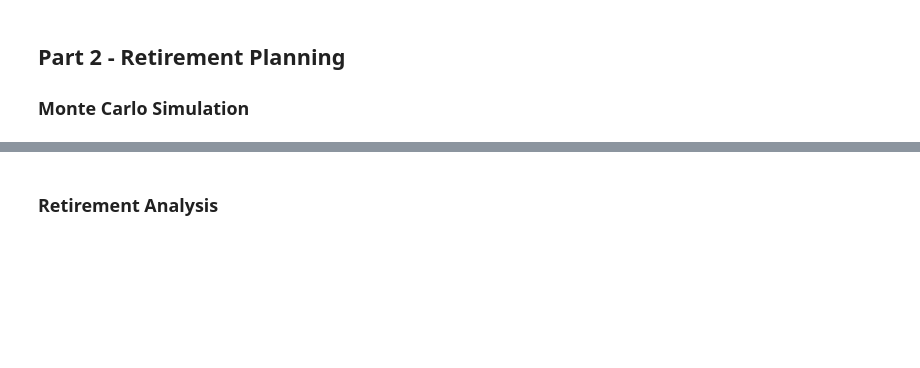
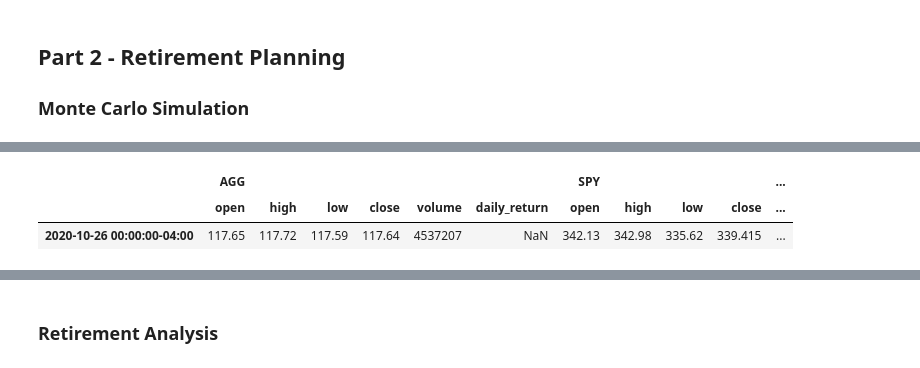
Before and after one commit to CFA-Fintech/Financial-Planning, a Jupyter notebook: Personal Financial Planner.ipynb, the cells around one changed output, grey strips where cells are left out. Drawn from its saved outputs; the diff is of its cells as text; code cells hidden in the pictures; blank space fills up the shorter version.

```diff
--- a/Personal Financial Planner.ipynb
+++ b/Personal Financial Planner.ipynb
@@ -147 +218,8 @@ df_stock_data.head()
+# %%
+# Printing the simulation input data
+MC_fiveyear.portfolio_data.head()
+# %% [output]
+|  | AGG |  |  |  |  |  | SPY |  |  |  | ... |
+|  | open | high | low | close | volume | daily_return | open | high | low | close | ... |
+| 2020-10-26 00:00:00-04:00 | 117.65 | 117.72 | 117.59 | 117.64 | 4537207 | NaN | 342.13 | 342.98 | 335.62 | 339.415 | ... |
 # %%
```
Also changed, not shown: parts of 18 cells of this notebook, 1 other file.
